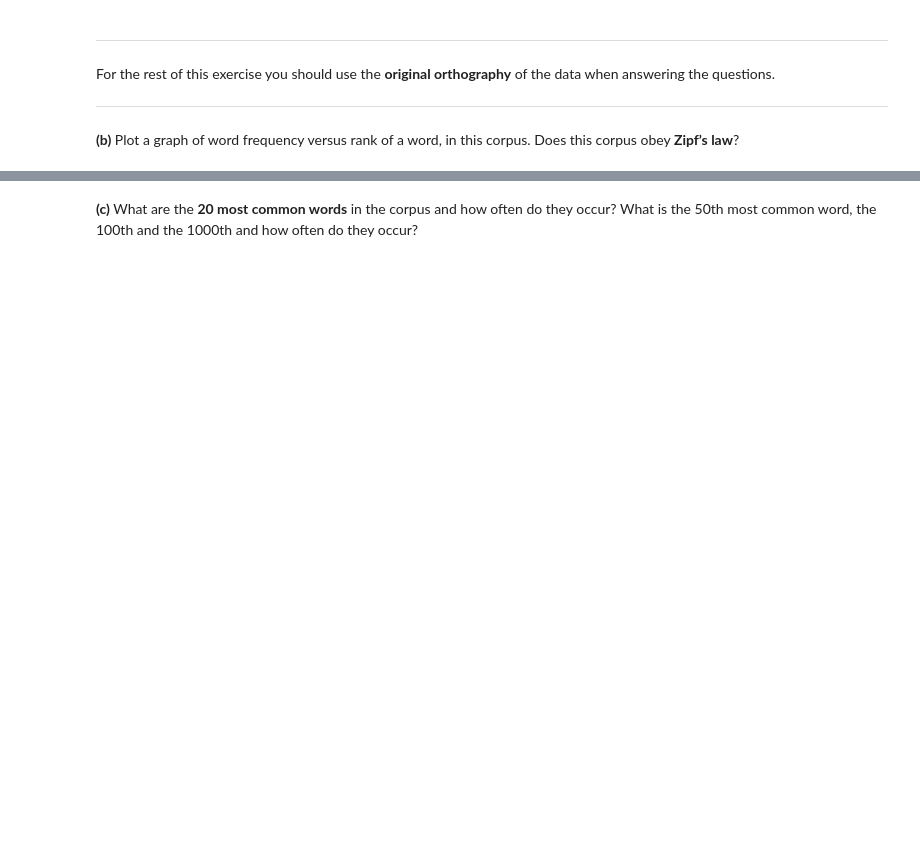
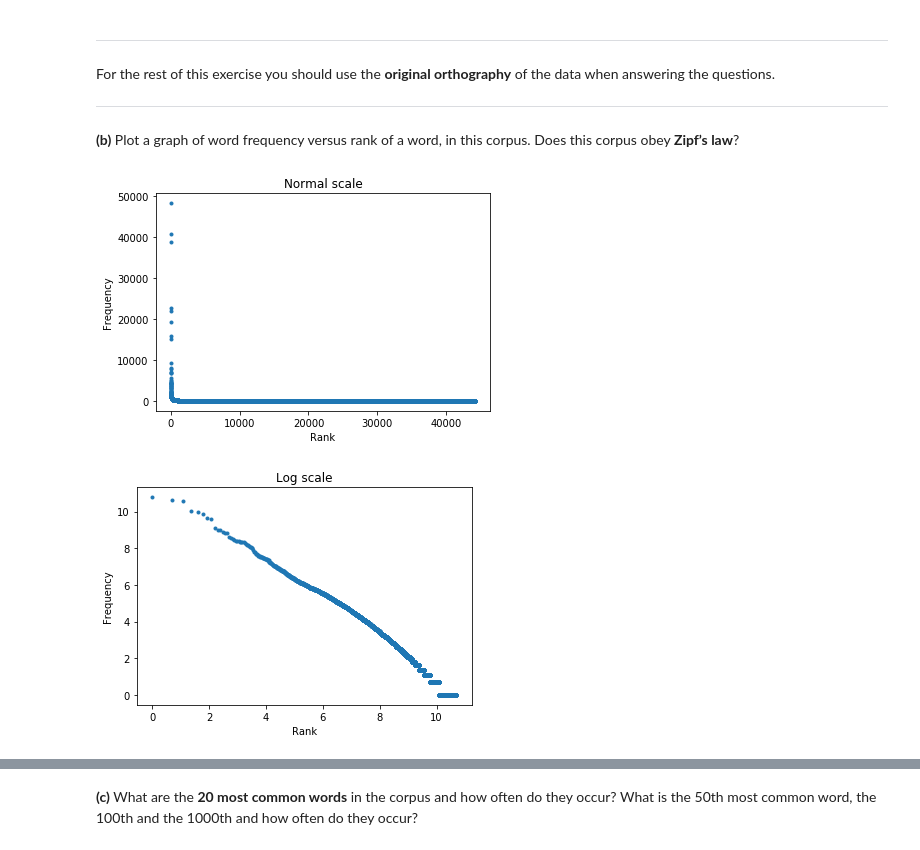
Before and after one commit to JappaB/NLP1, a Jupyter notebook: lab1.ipynb, the cells around one changed output, grey strips where cells are left out. Saved outputs shown, nothing was run; the diff lists cells and outputs as text; code cells hidden in the pictures; blank space fills up the shorter version.

```diff
--- a/lab1.ipynb
+++ b/lab1.ipynb
@@ -77,0 +145,21 @@ For the rest of this exercise you should use the **original orthography** of the
+# %%
+frequencies = sorted(counter_orig.values(), reverse=True)
+ranks = range(1, len(frequencies) + 1)
+
+# Plot rank to frequency
+fig1, ax1 = plt.subplots()
+ax1.plot(ranks, frequencies, '.')
+ax1.set_title("Normal scale")
+
+# Plot the same in log-scale
+fig2, ax2 = plt.subplots()
+ax2.plot(np.log(ranks), np.log(frequencies), '.')
+ax2.set_title("Log scale")
+
+# Label axis
+for ax in [ax1, ax2]:
+    ax.set_xlabel("Rank")
+    ax.set_ylabel("Frequency")
+# %% [output]
+[figure, added]
+[figure, added]
```
Also changed, not shown: parts of 24 cells of this notebook, 1 other file.
